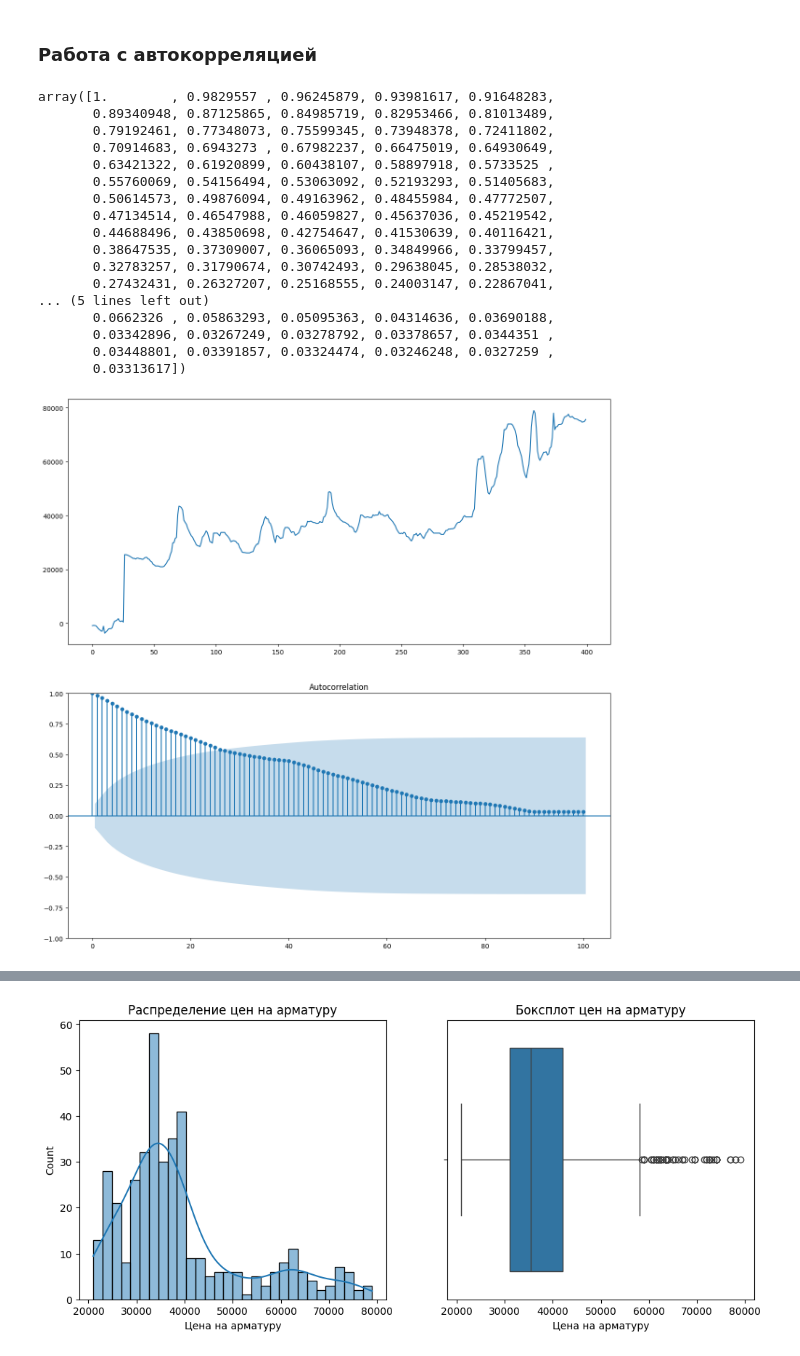
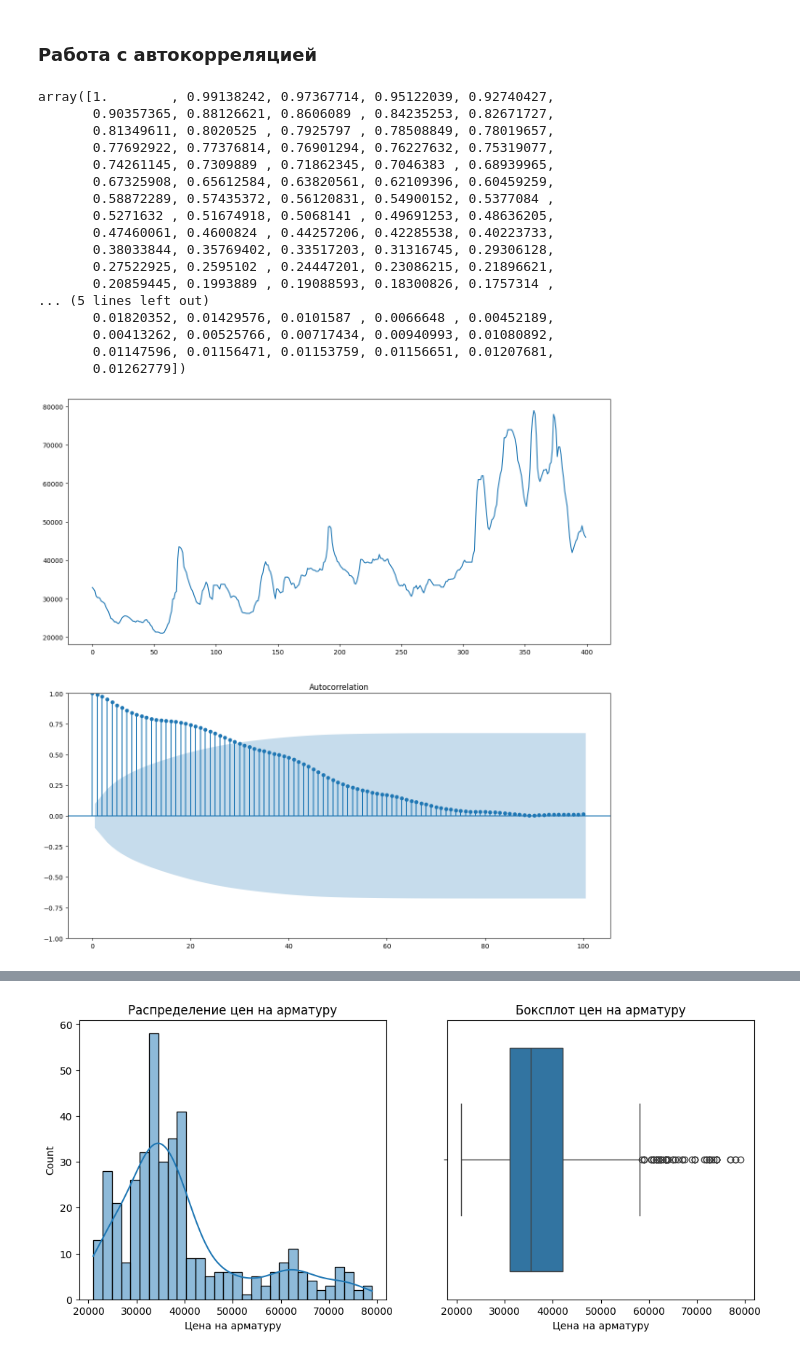
Before and after one commit to Klop4ikk/3int, a Jupyter notebook: Итоговая работа/train.ipynb, the cells around one changed output, grey strips where cells are left out. Drawn from its saved outputs; the diff is of its cells as text; code cells hidden in the pictures.

```diff
--- a/Итоговая работа/train.ipynb
+++ b/Итоговая работа/train.ipynb
@@ -306,30 +188,30 @@ df_ts.head()
 ### Работа с автокорреляцией
 # %%
 # Получил 'сырые' значения автокорреляций
-acf(df_ts["Восстановленный ряд"] ,nlags = 100, fft = False)
+acf(df_ts["Цена на арматуру"] ,nlags = 100, fft = False)
 # %% [output]
-array([1.        , 0.9829557 , 0.96245879, 0.93981617, 0.91648283,
-       0.89340948, 0.87125865, 0.84985719, 0.82953466, 0.81013489,
-       0.79192461, 0.77348073, 0.75599345, 0.73948378, 0.72411802,
-       0.70914683, 0.6943273 , 0.67982237, 0.66475019, 0.64930649,
-       0.63421322, 0.61920899, 0.60438107, 0.58897918, 0.5733525 ,
-       0.55760069, 0.54156494, 0.53063092, 0.52193293, 0.51405683,
-       0.50614573, 0.49876094, 0.49163962, 0.48455984, 0.47772507,
-       0.47134514, 0.46547988, 0.46059827, 0.45637036, 0.45219542,
-       0.44688496, 0.43850698, 0.42754647, 0.41530639, 0.40116421,
-       0.38647535, 0.37309007, 0.36065093, 0.34849966, 0.33799457,
-       0.32783257, 0.31790674, 0.30742493, 0.29638045, 0.28538032,
-       0.27432431, 0.26327207, 0.25168555, 0.24003147, 0.22867041,
+array([1.        , 0.99138242, 0.97367714, 0.95122039, 0.92740427,
+       0.90357365, 0.88126621, 0.8606089 , 0.84235253, 0.82671727,
+       0.81349611, 0.8020525 , 0.7925797 , 0.78508849, 0.78019657,
+       0.77692922, 0.77376814, 0.76901294, 0.76227632, 0.75319077,
+       0.74261145, 0.7309889 , 0.71862345, 0.7046383 , 0.68939965,
+       0.67325908, 0.65612584, 0.63820561, 0.62109396, 0.60459259,
+       0.58872289, 0.57435372, 0.56120831, 0.54900152, 0.5377084 ,
+       0.5271632 , 0.51674918, 0.5068141 , 0.49691253, 0.48636205,
+       0.47460061, 0.4600824 , 0.44257206, 0.42285538, 0.40223733,
+       0.38033844, 0.35769402, 0.33517203, 0.31316745, 0.29306128,
+       0.27522925, 0.2595102 , 0.24447201, 0.23086215, 0.21896621,
+       0.20859445, 0.1993889 , 0.19088593, 0.18300826, 0.1757314 ,
 ... (5 lines left out)
-       0.0662326 , 0.05863293, 0.05095363, 0.04314636, 0.03690188,
-       0.03342896, 0.03267249, 0.03278792, 0.03378657, 0.0344351 ,
-       0.03448801, 0.03391857, 0.03324474, 0.03246248, 0.0327259 ,
-       0.03313617])
+       0.01820352, 0.01429576, 0.0101587 , 0.0066648 , 0.00452189,
+       0.00413262, 0.00525766, 0.00717434, 0.00940993, 0.01080892,
+       0.01147596, 0.01156471, 0.01153759, 0.01156651, 0.01207681,
+       0.01262779])
 # %%
 # Визуализация автокорреляции
 
 fig, ax = plt.subplots(nrows=2, ncols=1, figsize=(15, 15))
-df_ts['Восстановленный ряд'].plot(ax=ax[0])
-plot_acf(df_ts['Восстановленный ряд'], lags=100, ax=ax[1]);
+df_ts['Цена на арматуру'].plot(ax=ax[0])
+plot_acf(df_ts['Цена на арматуру'], lags=100, ax=ax[1]);
 # %% [output]
-[figure, old version]
+[figure, new version]
```
Also changed, not shown: parts of 20 cells of this notebook.
